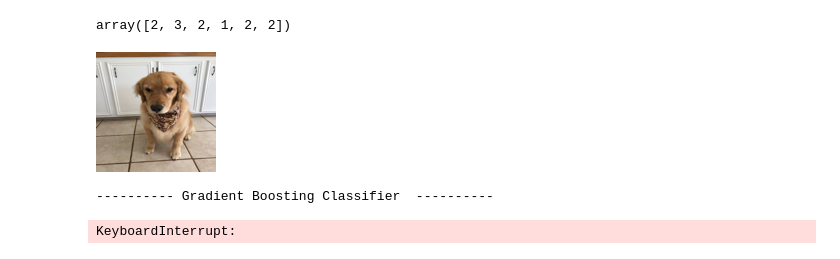
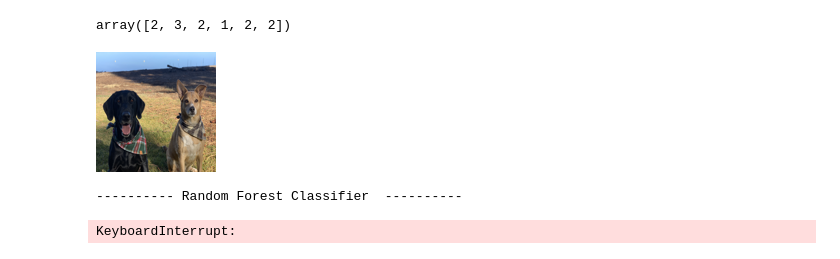
Before and after one commit to apschlissel/w207-final-project, a Jupyter notebook: madeline/Cleaned_Model.ipynb, the cells around one changed output. Saved outputs shown, nothing was run; the diff lists cells and outputs as text; code cells hidden in the pictures.

```diff
--- a/madeline/Cleaned_Model.ipynb
+++ b/madeline/Cleaned_Model.ipynb
@@ -957,19 +959,19 @@ bucket size = : 10
 accuracy with k= 20  :  0.21385542168674698
 array([2, 3, 2, 1, 2, 2])
 # %%
-Image.open(image_path + images[4]).convert("RGB").resize((120,120))
+Image.open(image_path + images[2]).convert("RGB").resize((120,120))
 # %% [output]
-[figure, old version]
+[figure, new version]
 # %%
 Image.open(image_path + images[3]).convert("RGB").resize((120,120))
 # %%
-from sklearn.ensemble import GradientBoostingClassifier
+from sklearn.ensemble import RandomForestClassifier
 
-print('-'*10, 'Gradient Boosting Classifier ', '-'*10)
-clf_gb = GradientBoostingClassifier()
-clf_gb.fit(train_data_temp, train_labels_raw4)
-preds = clf_gb.predict(dev_data_temp)
-print ('Gradient Boosting Model accuracy: %3.4f' %clf_gb.score(dev_data_temp, dev_labels_raw4))
+print('-'*10, 'Random Forest Classifier ', '-'*10)
+clf_rf = RandomForestClassifier()
+clf_rf.fit(train_data_temp, train_labels_raw4)
+preds_rf = clf_rf.predict(dev_data_temp)
+print ('Random Forest Model accuracy: %3.4f' %clf_rf.score(dev_data_temp, dev_labels_raw4))
 # %% [output]
----------- Gradient Boosting Classifier  ----------
+---------- Random Forest Classifier  ----------
 KeyboardInterrupt:
```
Also changed, not shown: parts of 17 cells of this notebook, 1 other file.
